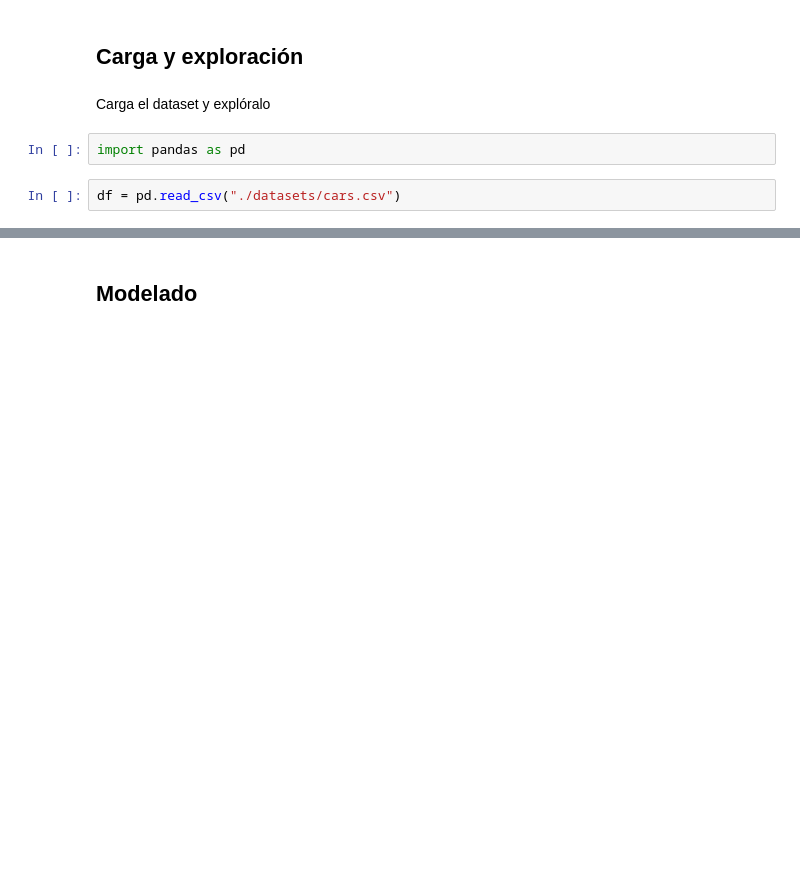
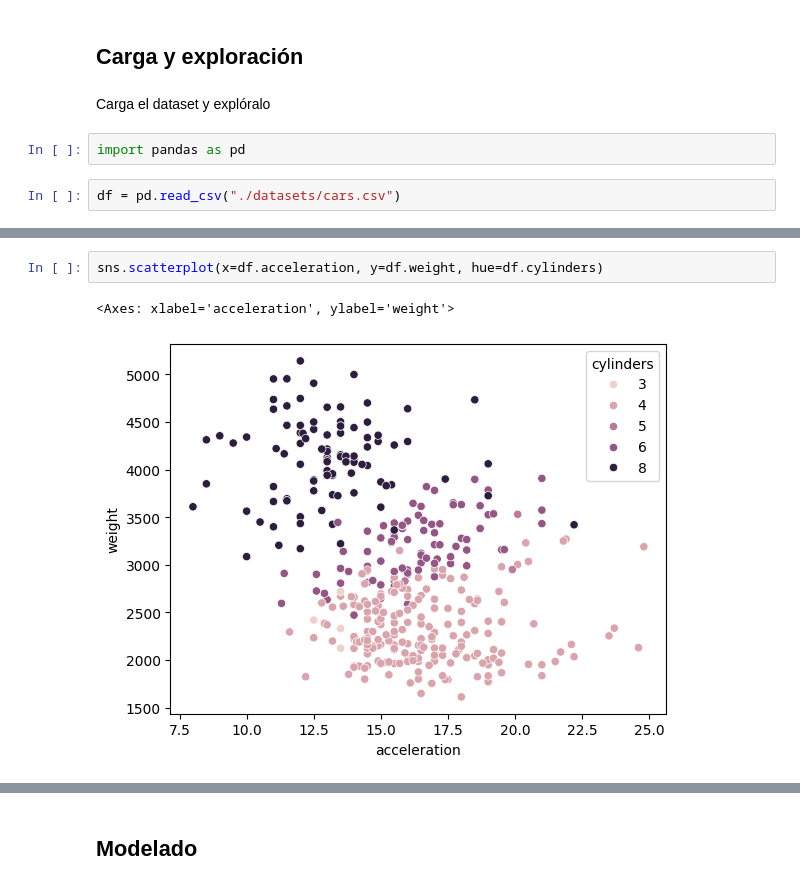
Before and after one commit to poacosta/ml_esesa_2024, a Jupyter notebook: 03.machine_learning_practice.ipynb, the cells around one changed output, grey strips where cells are left out. Cells and saved outputs as stored; diff of their text form; blank space fills up the shorter version.

```diff
--- a/03.machine_learning_practice.ipynb
+++ b/03.machine_learning_practice.ipynb
@@ -16,0 +73,5 @@ df = pd.read_csv("./datasets/cars.csv")
+# %%
+sns.scatterplot(x=df.acceleration, y=df.weight, hue=df.cylinders)
+# %% [output]
+<Axes: xlabel='acceleration', ylabel='weight'>
+[figure, added]
```
Also changed, not shown: parts of 46 cells of this notebook, 1 other file.
